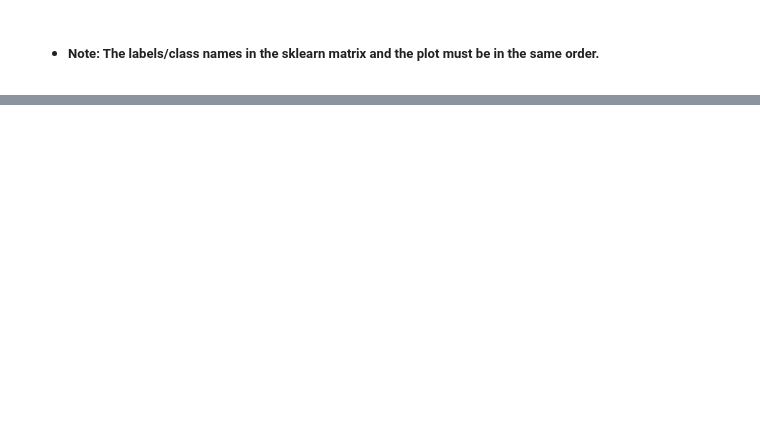
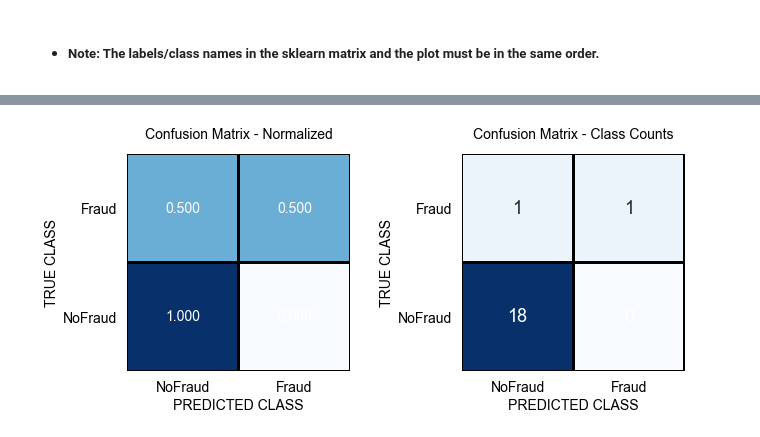
Before and after one commit to jkmackie/confusion_matrix_visualization, a Jupyter notebook: Multiclass_confusion_matrix.ipynb, the cells around one changed output, grey strips where cells are left out. Cells and saved outputs as stored; diff of their text form; code cells hidden in the pictures; blank space fills up the shorter version.

```diff
--- a/Multiclass_confusion_matrix.ipynb
+++ b/Multiclass_confusion_matrix.ipynb
@@ -121,0 +172,4 @@ plot_confusion_matrix(confusion_matrix=cm, class_names=class_labels, fontsize=20
+# %%
+plot_confusion_matrix(confusion_matrix=cm2, class_names=class_labels, figsize=(10,4), fontsize=14)
+# %% [output]
+[figure, added]
```
Also changed, not shown: parts of 8 cells of this notebook.
